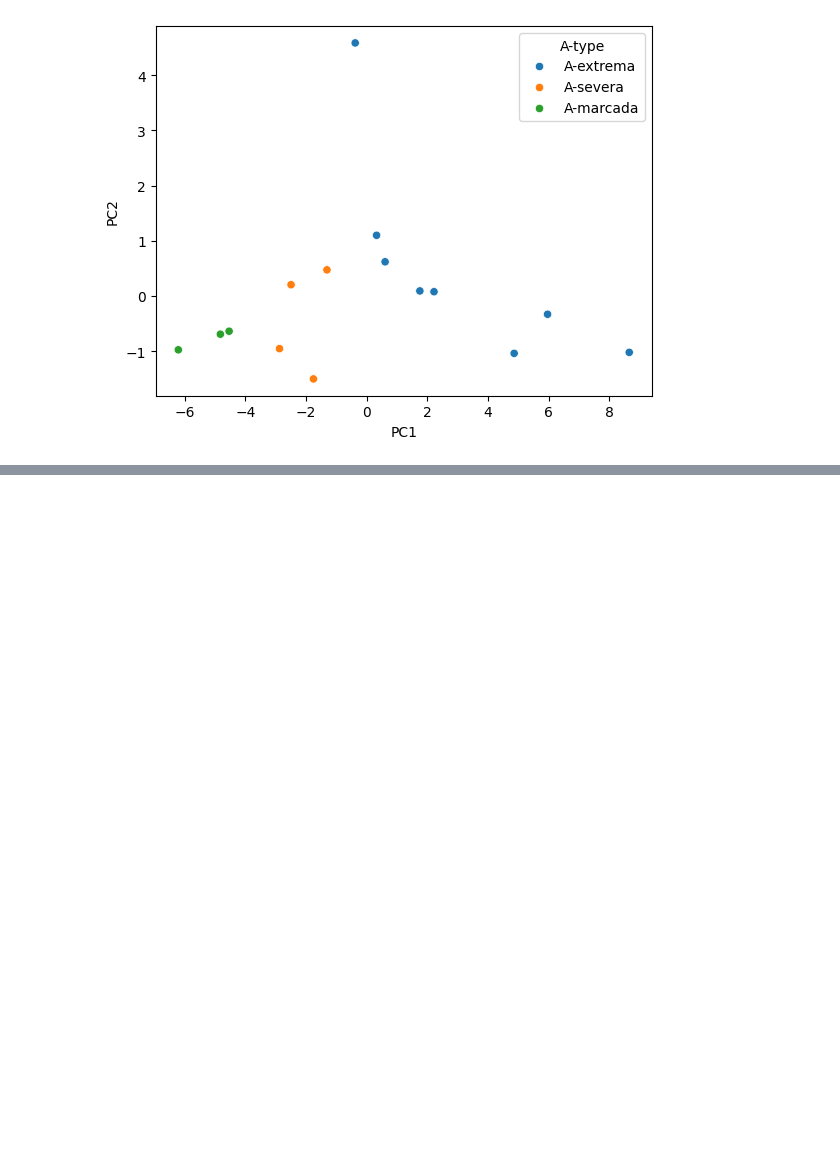
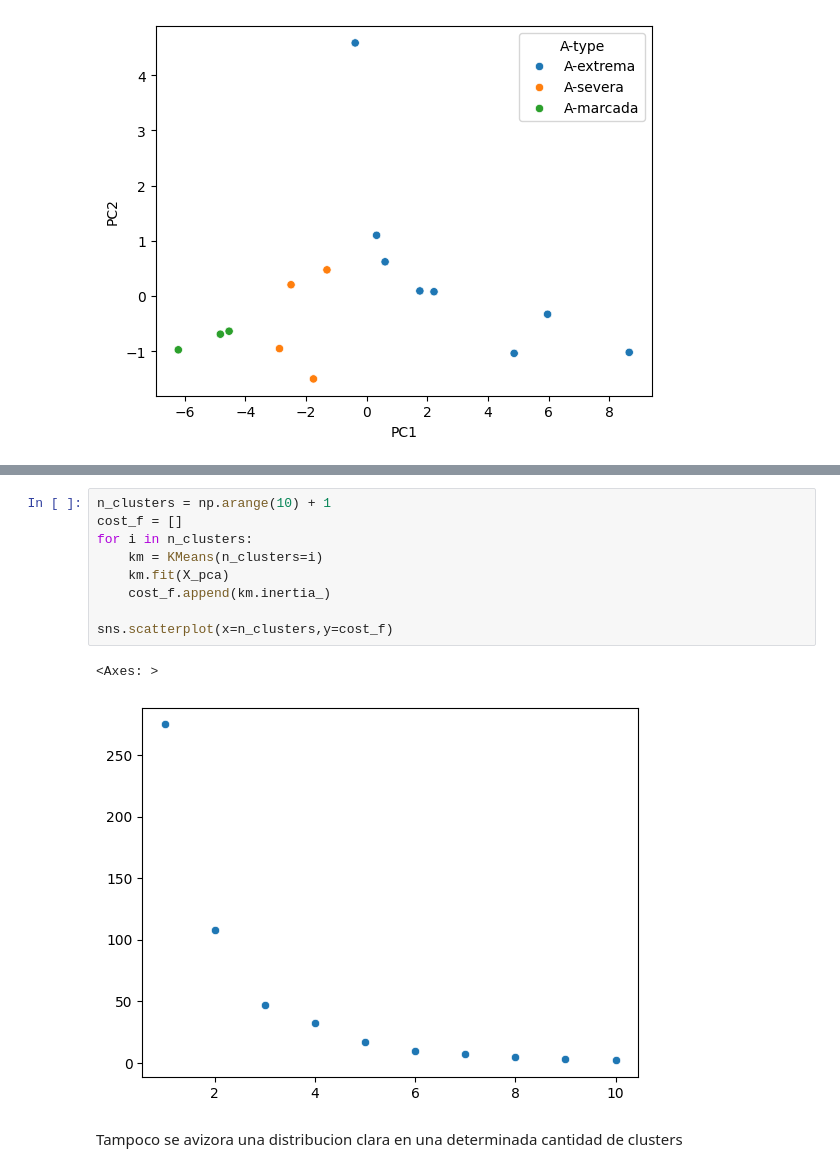
Before and after one commit to FeD7791/ISRA_project, a Jupyter notebook: project.ipynb, the cells around one changed output, grey strips where cells are left out. Drawn from its saved outputs; the diff is of its cells as text; blank space fills up the shorter version.

```diff
--- a/project.ipynb
+++ b/project.ipynb
@@ -68,0 +148,14 @@ sns.scatterplot(data=X_pca,x='PC1',y='PC2',hue=y)
+# %%
+n_clusters = np.arange(10) + 1
+cost_f = []
+for i in n_clusters:
+    km = KMeans(n_clusters=i)
+    km.fit(X_pca)
+    cost_f.append(km.inertia_)
+
+sns.scatterplot(x=n_clusters,y=cost_f)
+# %% [output]
+<Axes: >
+[figure, added]
+# %% [markdown]
+Tampoco se avizora una distribucion clara en una determinada cantidad de clusters
```
Also changed, not shown: parts of 8 cells of this notebook, 1 other file.
